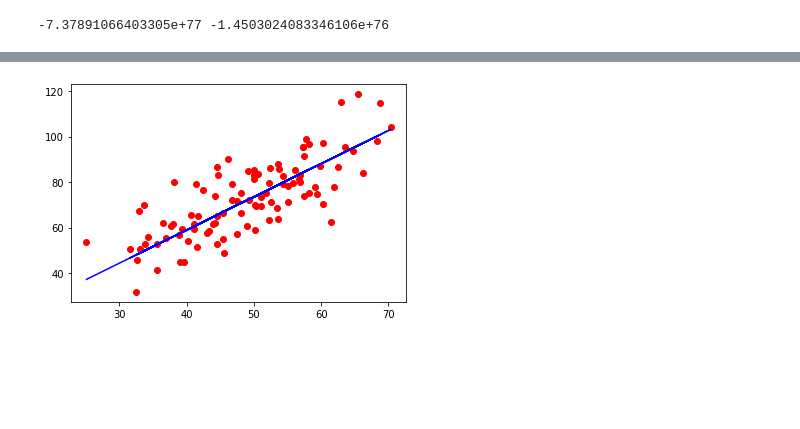
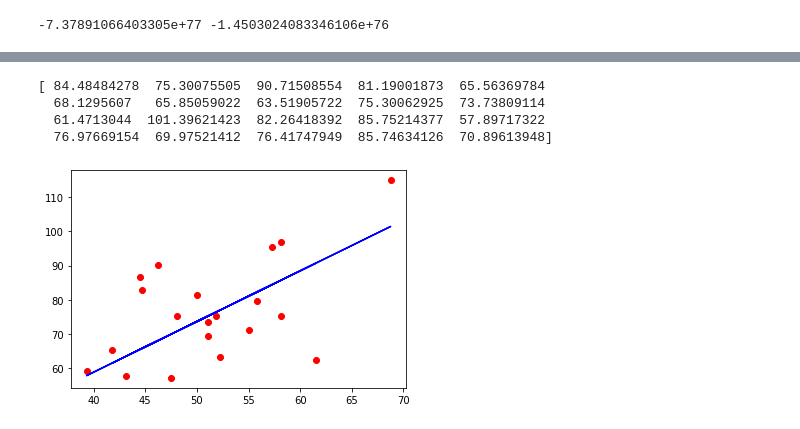
Before and after one commit to hushee69/Linear-Regression, a Jupyter notebook: custom_linear_regression_with_gradient_descent.ipynb, the cells around one changed output, grey strips where cells are left out. Saved outputs shown, nothing was run; the diff lists cells and outputs as text; code cells hidden in the pictures; blank space fills up the shorter version.

Commit message:
errors
- fixed multiple regression b-intercept
- added parameter to forward to pass custom data for prediction purposes

```diff
--- a/custom_linear_regression_with_gradient_descent.ipynb
+++ b/custom_linear_regression_with_gradient_descent.ipynb
@@ -26,10 +26,16 @@ class LinearRegression:
         self.b = np.random.randn();
         self.grad = {};
 
-    def forward(self):
-        self.output = (self.m * self.x) + self.b;
+    def forward(self, x=None):
+        output = None;
+        if x is None:
+            output = (self.m * self.x) + self.b;
+        else:
+            output = (self.m * x) + self.b;
 
-        return self.output;
+        self.output = output;
+
+        return output;
 
     def error(self, y):
         err = (self.output - y) ** 2;
@@ -91,5 +99,7 @@ print(m, c);
+# %%
+x_train, x_test, y_train, y_test = train_test_split(X, y, test_size=0.2, random_state=0);
 # %%
-lreg = LinearRegression(inputs=X);
+lreg = LinearRegression(inputs=x_train);
 
-lreg.train(y, epochs=20, showgraph=True);
+lreg.train(y_train, epochs=20, showgraph=True);
 # %% [output]
@@ -108,12 +118,18 @@ lreg.train(y, epochs=20, showgraph=True);
 ... (8 outputs left out)
 # %%
-y_pred = lreg.forward();
+y_pred = lreg.forward(x_test);
+print(y_pred);
+# %% [output]
+[ 84.48484278  75.30075505  90.71508554  81.19001873  65.56369784
+  68.1295607   65.85059022  63.51905722  75.30062925  73.73809114
+  61.4713044  101.39621423  82.26418392  85.75214377  57.89717322
+  76.97669154  69.97521412  76.41747949  85.74634126  70.89613948]
 # %%
 import matplotlib.pyplot as plt;
 # %%
-plt.scatter(X, y, color='r');
-plt.plot(X, y_pred, color='b');
+plt.scatter(x_test, y_test, color='r');
+plt.plot(x_test, y_pred, color='b');
 
 plt.show();
 # %% [output]
-[figure, old version]
+[figure, new version]
```
Also changed, not shown: parts of 2 cells of this notebook, 1 other file.
